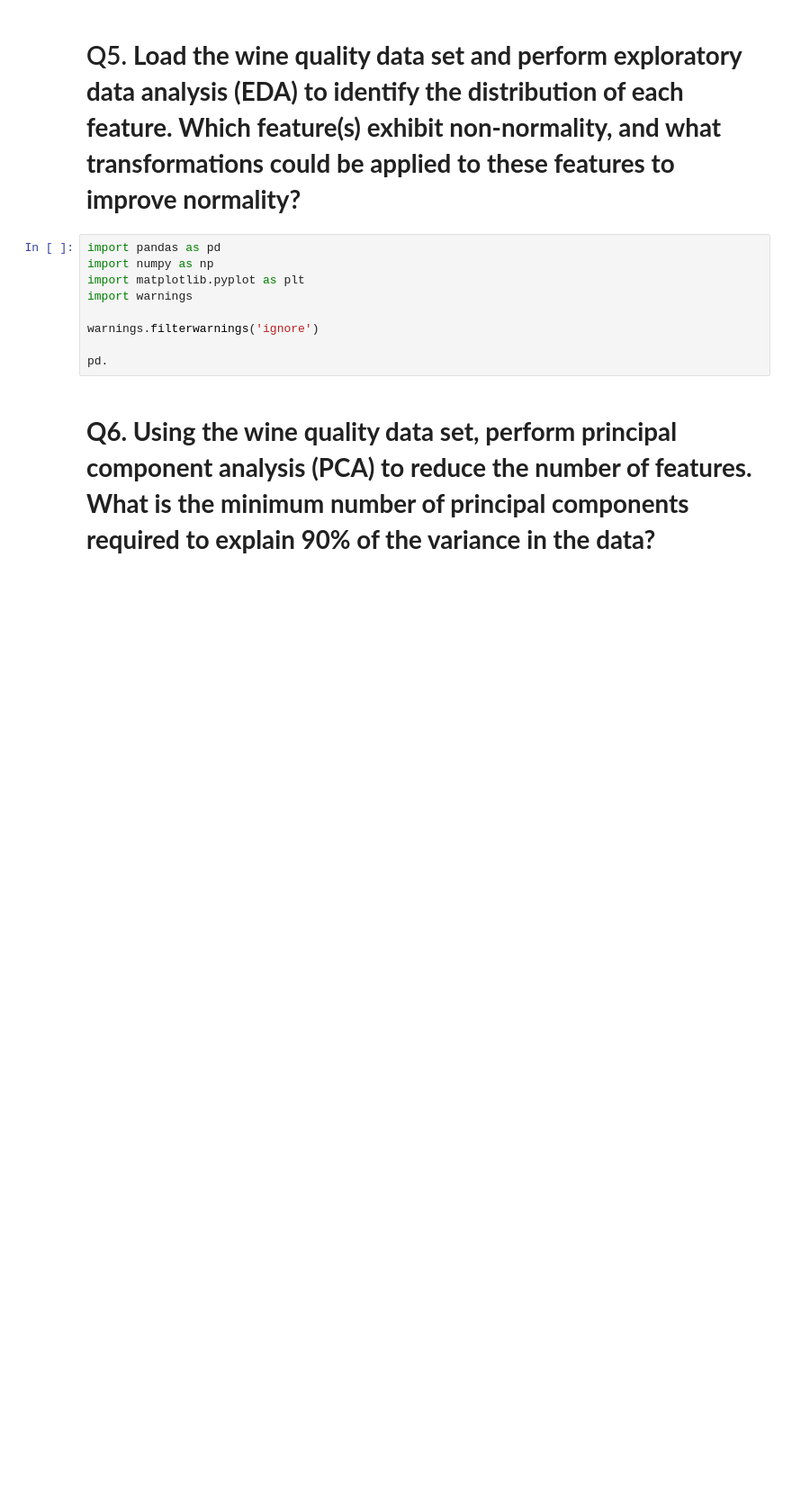
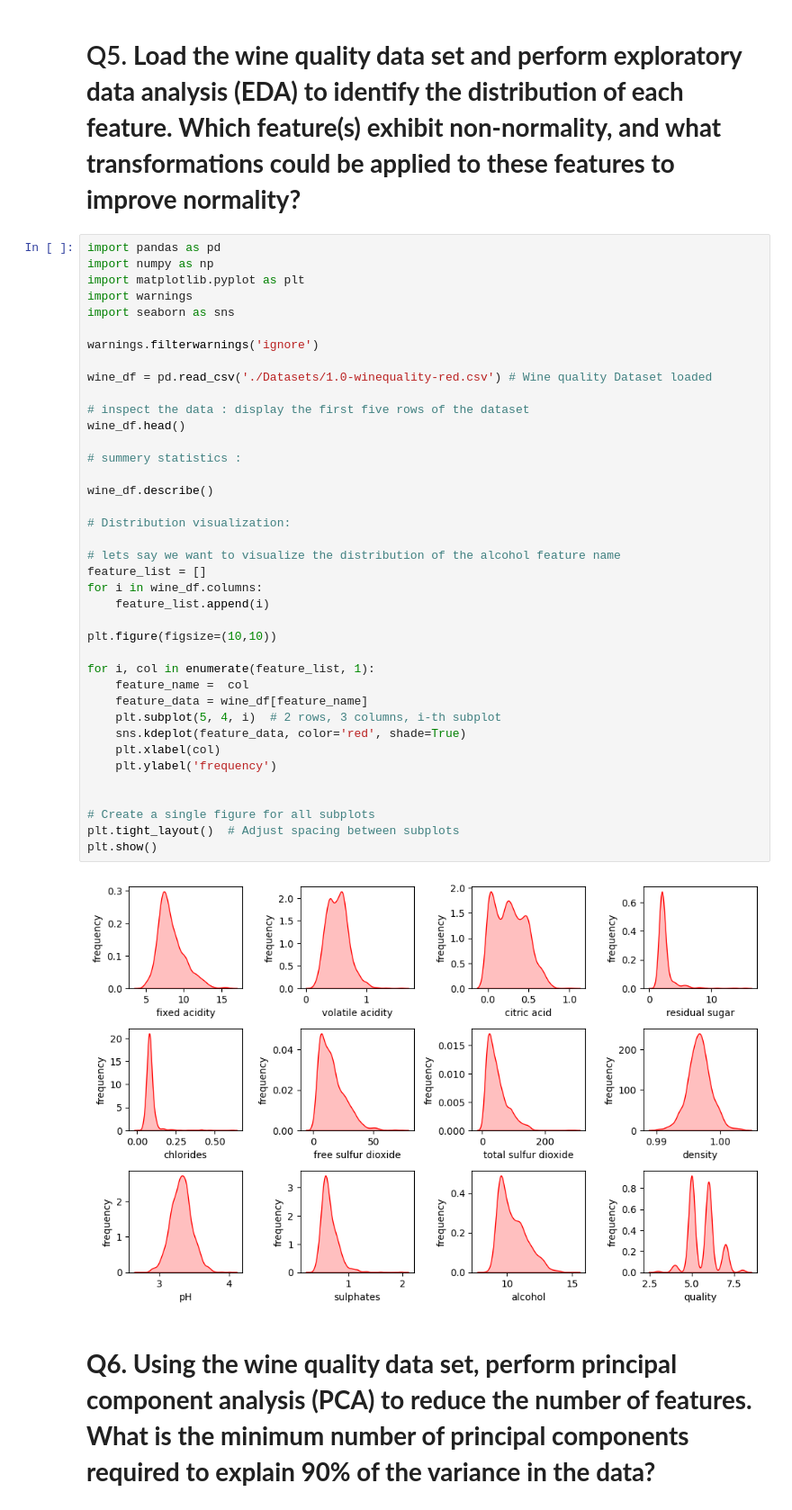
Before and after one commit to prashdev01/ML-assignments, a Jupyter notebook: 24Mar_ML_assignment.ipynb, the cells around one changed output. Shown at 90% size. Drawn from its saved outputs; the diff is of its cells as text; blank space fills up the shorter version.

```diff
--- a/24Mar_ML_assignment.ipynb
+++ b/24Mar_ML_assignment.ipynb
@@ -186,14 +186,46 @@ students with high score in math score ,reading score , writing score has higher
 group D and E perform well in exams than other groups
 # %% [markdown]
 # Q5. **Load the wine quality data set and perform exploratory data analysis (EDA) to identify the distribution of each feature. Which feature(s) exhibit non-normality, and what transformations could be applied to these features to improve normality?**
-# %%
-import pandas as pd
-import numpy as np
-import matplotlib.pyplot as plt
-import warnings
-
-warnings.filterwarnings('ignore')
-
-pd.
+# %%
+import pandas as pd
+import numpy as np
+import matplotlib.pyplot as plt
+import warnings
+import seaborn as sns
+
+warnings.filterwarnings('ignore')
+
+wine_df = pd.read_csv('./Datasets/1.0-winequality-red.csv') # Wine quality Dataset loaded
+
+# inspect the data : display the first five rows of the dataset
+wine_df.head()
+
+# summery statistics :
+
+wine_df.describe()
+
+# Distribution visualization:
+
+# lets say we want to visualize the distribution of the alcohol feature name
+feature_list = []
+for i in wine_df.columns:
+    feature_list.append(i)
+
+plt.figure(figsize=(10,10))
+
+for i, col in enumerate(feature_list, 1):
+    feature_name =  col
+    feature_data = wine_df[feature_name]
+    plt.subplot(5, 4, i)  # 2 rows, 3 columns, i-th subplot
+    sns.kdeplot(feature_data, color='red', shade=True)
+    plt.xlabel(col)
+    plt.ylabel('frequency')
+
+
+# Create a single figure for all subplots
+plt.tight_layout()  # Adjust spacing between subplots
+plt.show()
+# %% [output]
+[figure, added]
 # %% [markdown]
 # **Q6. Using the wine quality data set, perform principal component analysis (PCA) to reduce the number of features. What is the minimum number of principal components required to explain 90% of the variance in the data?**
```
